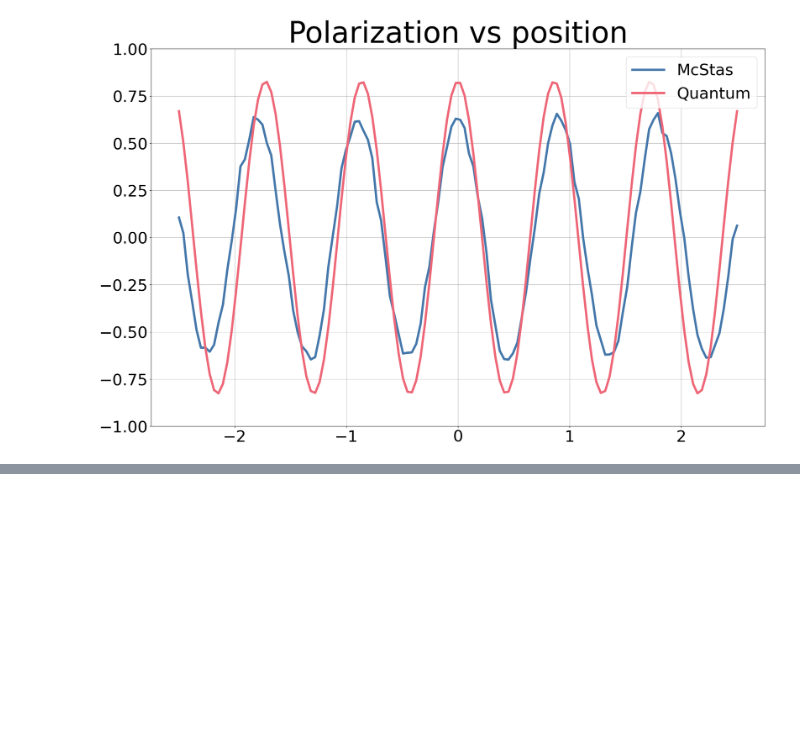
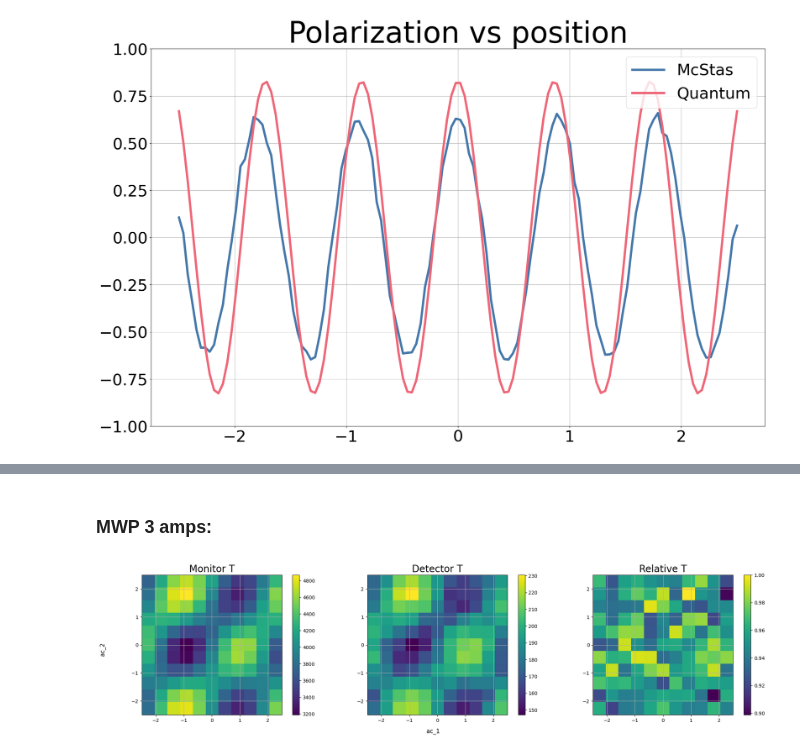
Before and after one commit to srmck/OAM-HFIR-2023, a Jupyter notebook: He3_OAM.ipynb, the cells around one changed output, grey strips where cells are left out. Cells and saved outputs as stored; diff of their text form; code cells hidden in the pictures; blank space fills up the shorter version.

```diff
--- a/He3_OAM.ipynb
+++ b/He3_OAM.ipynb
@@ -556,0 +775,9 @@ Plotting data with name y_det
+# %% [markdown]
+### MWP 3 amps:
+# %%
+p3_in = data[33:44:,:,2]
+p3_out = data[22:33:,:,1]
+
+_ = get_tr(p3_in,p3_out)
+# %% [output]
+[figure, added]
```
Also changed, not shown: parts of 33 cells of this notebook.
